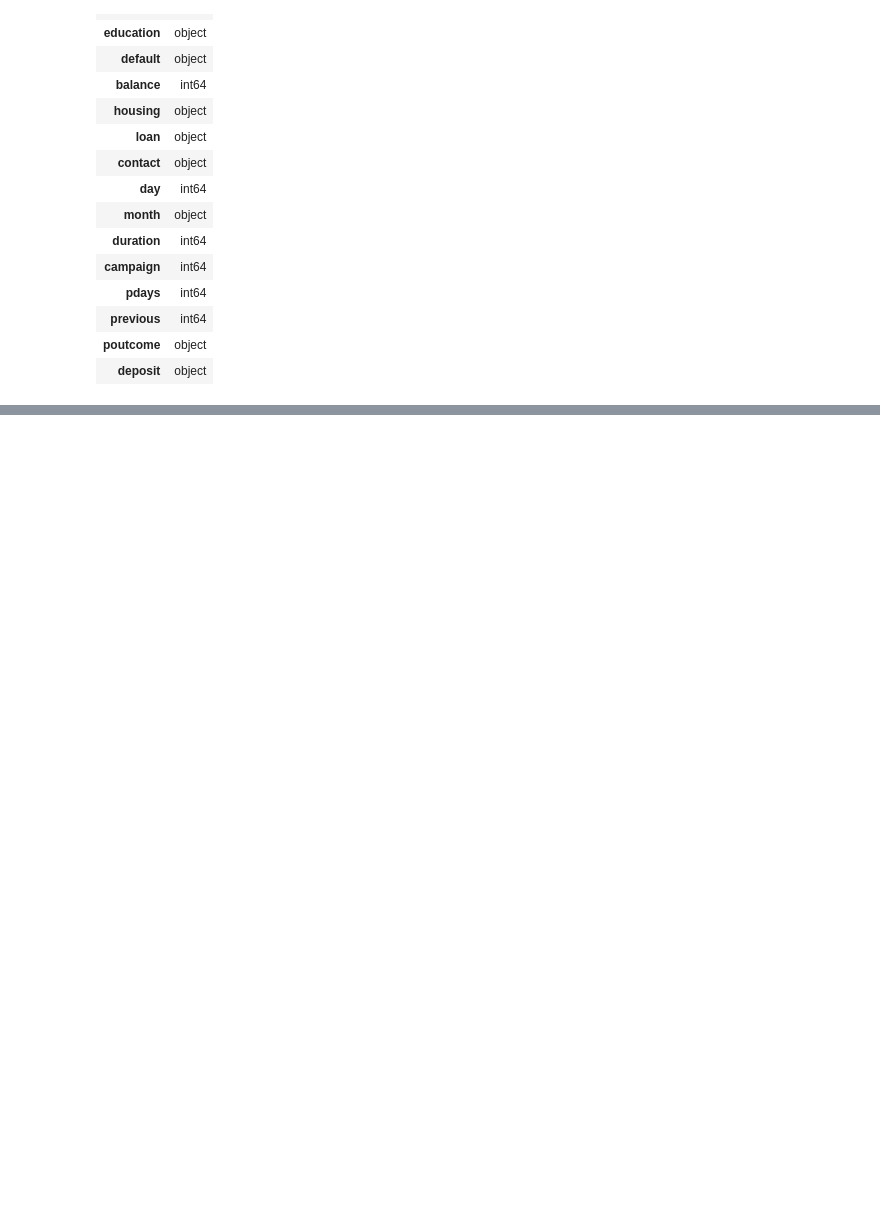
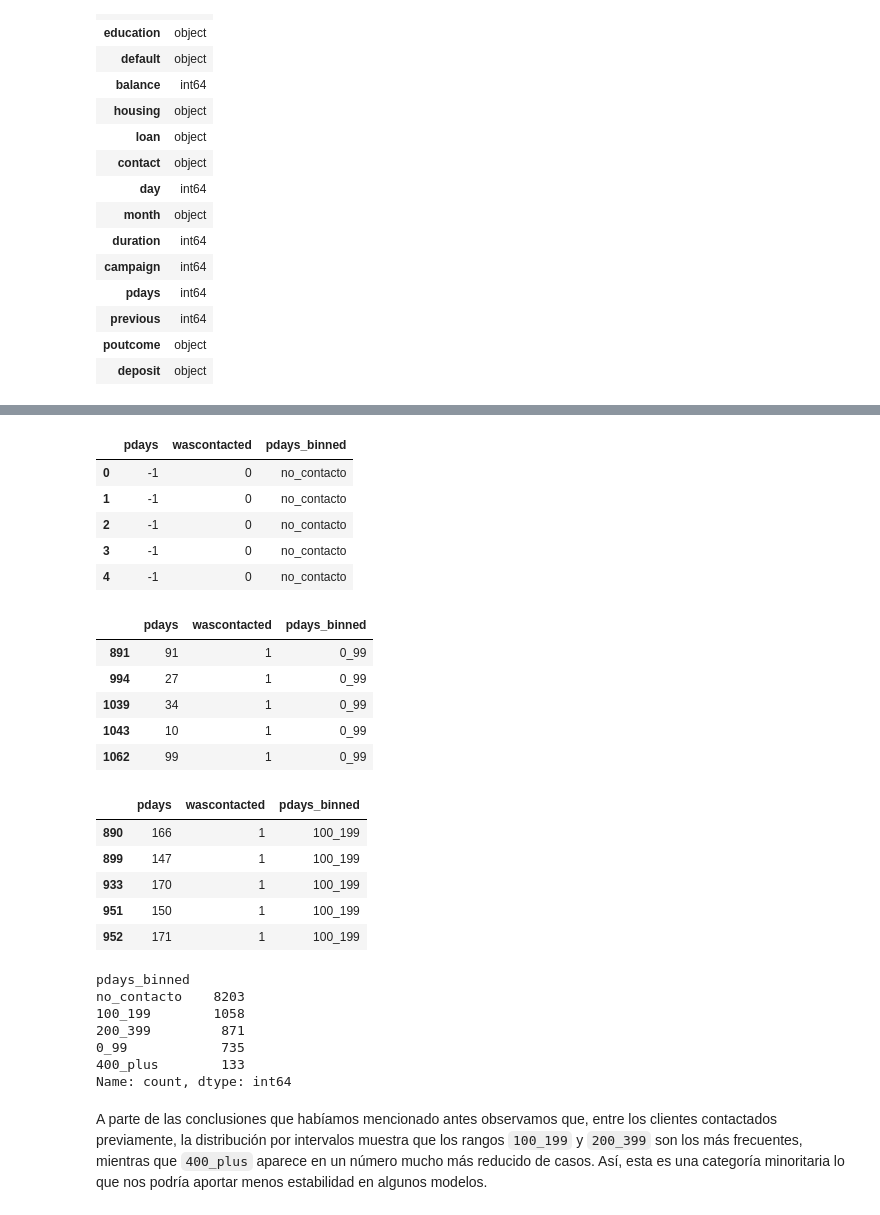
Before and after one commit to 100499078/AA_Practica1, a Jupyter notebook: notebooks/01_eda_y_modelado.ipynb, the cells around one changed output, grey strips where cells are left out. Cells and saved outputs as stored; diff of their text form; code cells hidden in the pictures; blank space fills up the shorter version.

```diff
--- a/notebooks/01_eda_y_modelado.ipynb
+++ b/notebooks/01_eda_y_modelado.ipynb
@@ -95,15 +205,54 @@ def play_transforms(x):
 df['wascontacted'] = df['pdays'].map(play_transforms)
 # %%
-def bin_plays(x):
+# Variable agrupada a partir de pdays
+
+def bin_pdays(x):
     if x == -1:
-        return 0
-    if x < 100:
-        return 1
+        return "no_contacto"
+    elif x < 100:
+        return "0_99"
     elif x < 200:
-        return 2
+        return "100_199"
     elif x < 400:
-        return 3
+        return "200_399"
     else:
-        return 4
-df['contactedLabel'] = df['pdays'].map(bin_plays)
+        return "400_plus"
+
+df["pdays_binned"] = df["pdays"].map(bin_pdays)
+
+# Mostramos un ejemplo de varios grupos para ver que la agrupación la hemos hecho bien
+
+display(df[["pdays", "wascontacted", "pdays_binned"]].head())
+display(df.loc[(df["pdays"] >= 0) & (df["pdays"] < 100), ["pdays", "wascontacted", "pdays_binned"]].head())
+display(df.loc[(df["pdays"] >= 100) & (df["pdays"] < 200), ["pdays", "wascontacted", "pdays_binned"]].head())
+
+display(df["pdays_binned"].value_counts(dropna=False))
+# %% [output]
+|  | pdays | wascontacted | pdays_binned |
+| 0 | -1 | 0 | no_contacto |
+| 1 | -1 | 0 | no_contacto |
+| 2 | -1 | 0 | no_contacto |
+| 3 | -1 | 0 | no_contacto |
+| 4 | -1 | 0 | no_contacto |
+|  | pdays | wascontacted | pdays_binned |
+| 891 | 91 | 1 | 0_99 |
+| 994 | 27 | 1 | 0_99 |
+| 1039 | 34 | 1 | 0_99 |
+| 1043 | 10 | 1 | 0_99 |
+| 1062 | 99 | 1 | 0_99 |
+|  | pdays | wascontacted | pdays_binned |
+| 890 | 166 | 1 | 100_199 |
+| 899 | 147 | 1 | 100_199 |
+| 933 | 170 | 1 | 100_199 |
+| 951 | 150 | 1 | 100_199 |
+| 952 | 171 | 1 | 100_199 |
+pdays_binned
+no_contacto    8203
+100_199        1058
+200_399         871
+0_99            735
+400_plus        133
+Name: count, dtype: int64
+# %% [markdown]
+A parte de las conclusiones que habíamos mencionado antes observamos que, entre los clientes contactados previamente, la distribución por intervalos muestra que los rangos `100_199` y `200_399` son los más frecuentes, mientras que `400_plus` aparece en un número mucho más reducido de casos. Así, esta es una categoría minoritaria lo que nos podría aportar menos estabilidad en algunos modelos.
 # %%
```
Also changed, not shown: parts of 34 cells of this notebook.
